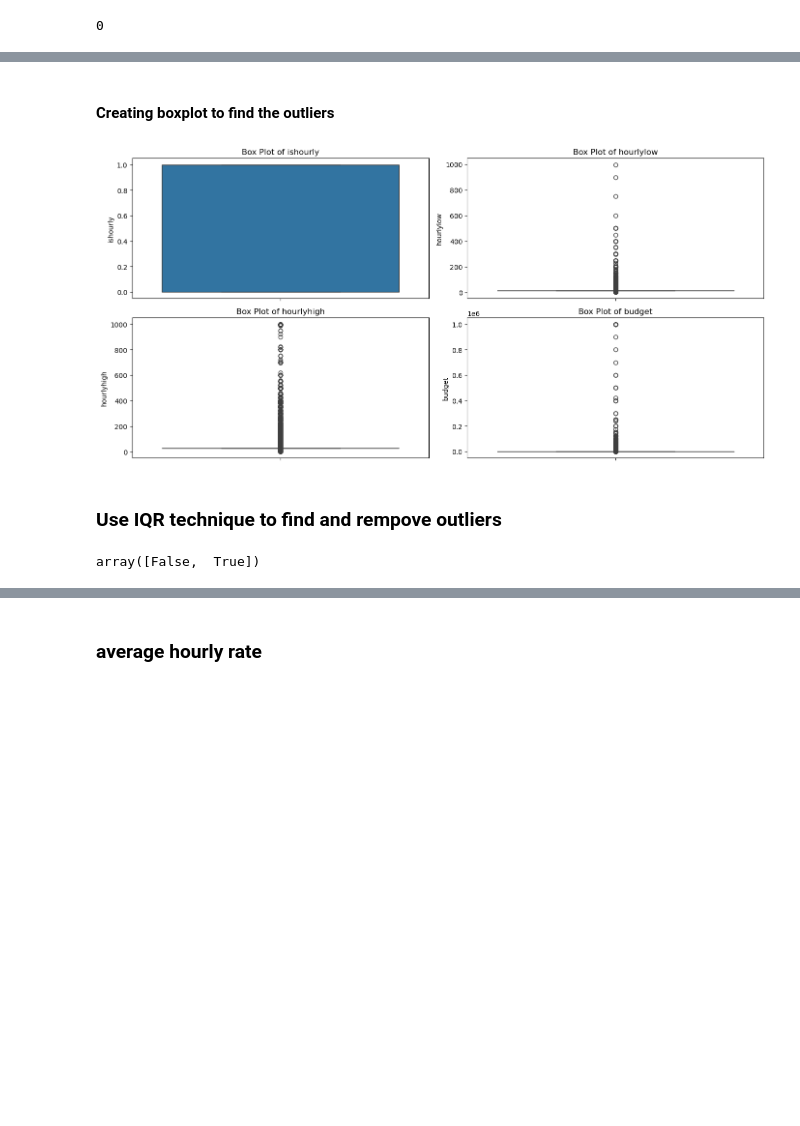
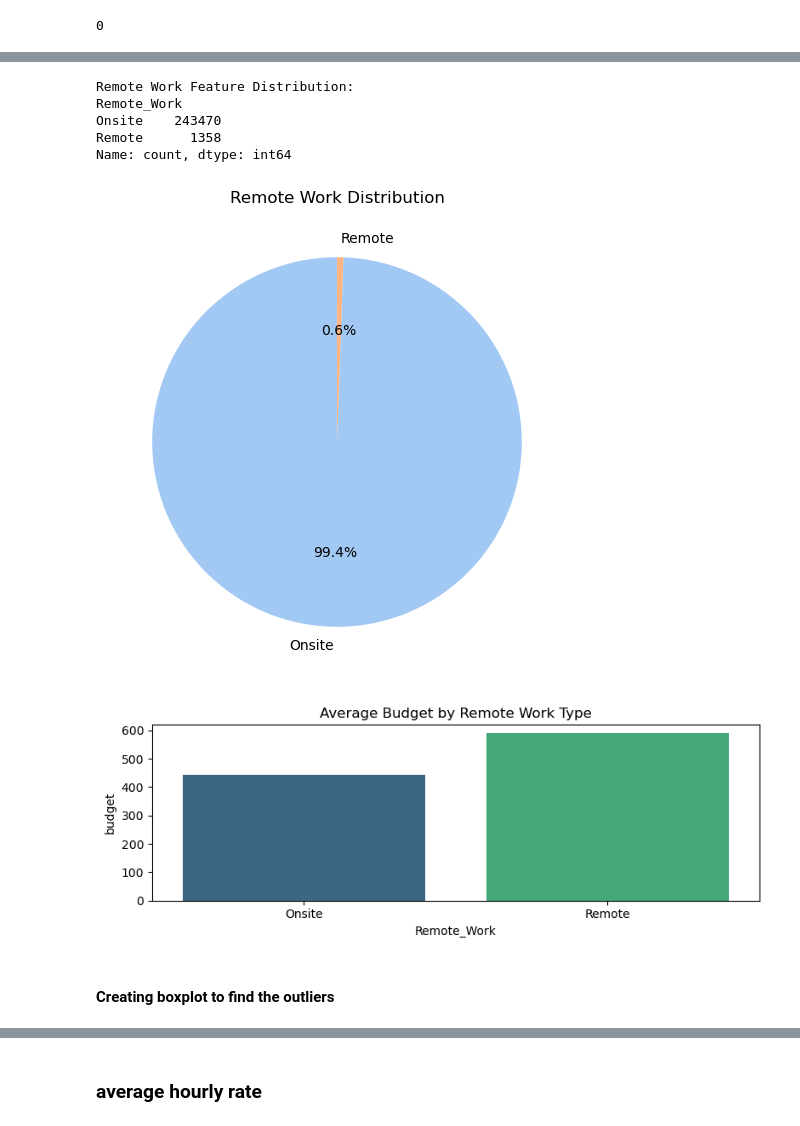
Before and after one commit to santoshdhalwalkar/project-8, a Jupyter notebook: task.ipynb, the cells around one changed output, grey strips where cells are left out. Drawn from its saved outputs; the diff is of its cells as text; code cells hidden in the pictures; blank space fills up the shorter version.

```diff
--- a/task.ipynb
+++ b/task.ipynb
@@ -168,17 +249,45 @@ df.head()
+# %%
+# Define a function to classify remote work based on keywords in the title
+def classify_remote_work(title):
+    if pd.isnull(title):
+        return 'Unknown'
+    title_lower = title.lower()
+    if 'remote' in title_lower or 'work from home' in title_lower or 'telecommute' in title_lower:
+        return 'Remote'
+    else:
+        return 'Onsite'
+
+# Apply the function to create a new Remote_Work column
+df['Remote_Work'] = df['title'].apply(classify_remote_work)
+
+# Inspect the Remote_Work feature
+print("\nRemote Work Feature Distribution:")
+print(df['Remote_Work'].value_counts())
+
+# --- Visualizations ---
+
+# 1. Pie Chart: Distribution of Remote Work
+remote_work_counts = df['Remote_Work'].value_counts()
+plt.figure(figsize=(6, 6))
+remote_work_counts.plot.pie(autopct='%1.1f%%', startangle=90, colors=sns.color_palette("pastel"))
+plt.title('Remote Work Distribution')
+plt.ylabel('')
+plt.show()
+
+# 2. Bar Chart: Average Budget by Remote Work Type
+remote_work_budget = df.groupby('Remote_Work')['budget'].mean().reset_index()
+plt.figure(figsize=(8, 3))
+sns.barplot(data=remote_work_budget, x='Remote_Work', y='budget', palette='viridis')
+plt.title('Average Budget by Remote Work Type')
+plt.tight_layout()
+plt.show()
+# %% [output]
+Remote Work Feature Distribution:
+Remote_Work
+Onsite    243470
+Remote      1358
+Name: count, dtype: int64
+[figure, added]
+[figure, added]
 # %% [markdown]
 #### Creating boxplot to find the outliers
-# %%
-# List of numerical features to plot
-features_Processor = [ 'ishourly', 'hourlylow', 'hourlyhigh', 'budget']
-
-plt.figure(figsize=(14, 10))
-for i, features_Processor in enumerate(features_Processor):
-    plt.subplot(3, 2, i+1)
-    sns.boxplot(y=df[features_Processor])
-    plt.title(f'Box Plot of {features_Processor}')
-plt.tight_layout()
-plt.show()
-# %% [output]
-[figure, removed]
-# %% [markdown]
-### Use IQR technique to find and rempove outliers
@@ -194,4 +293,0 @@ def iqr_technique(DFcol):
-# %%
-df.ishourly.unique()
-# %% [output]
-array([False,  True])
```
Also changed, not shown: parts of 79 cells of this notebook, 4 other files.
